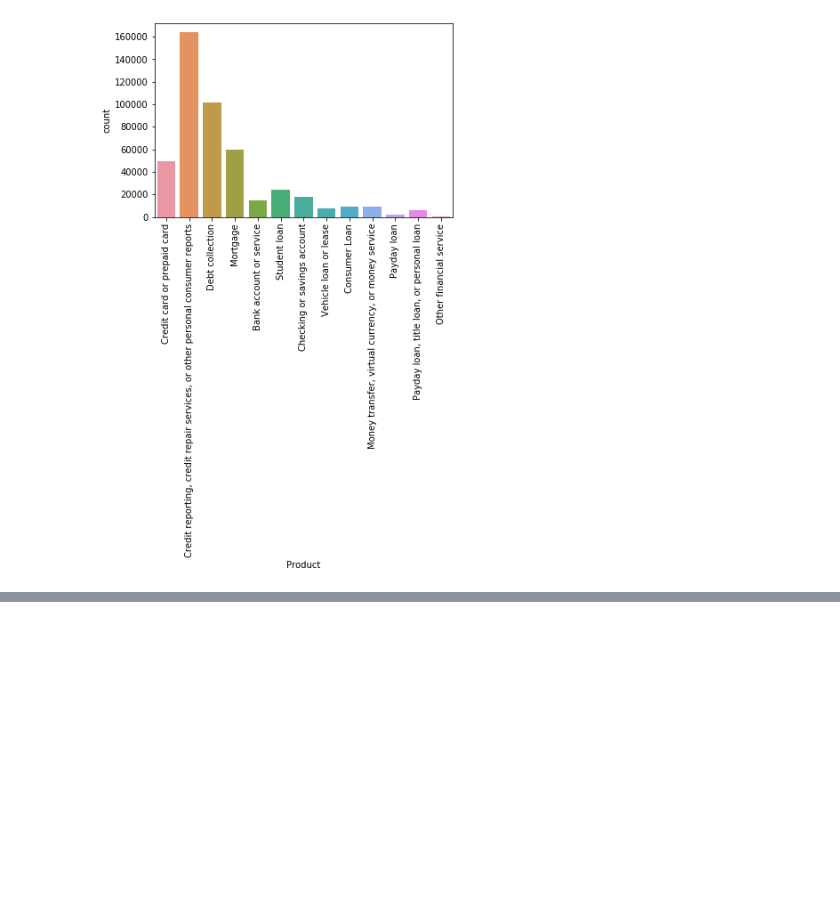
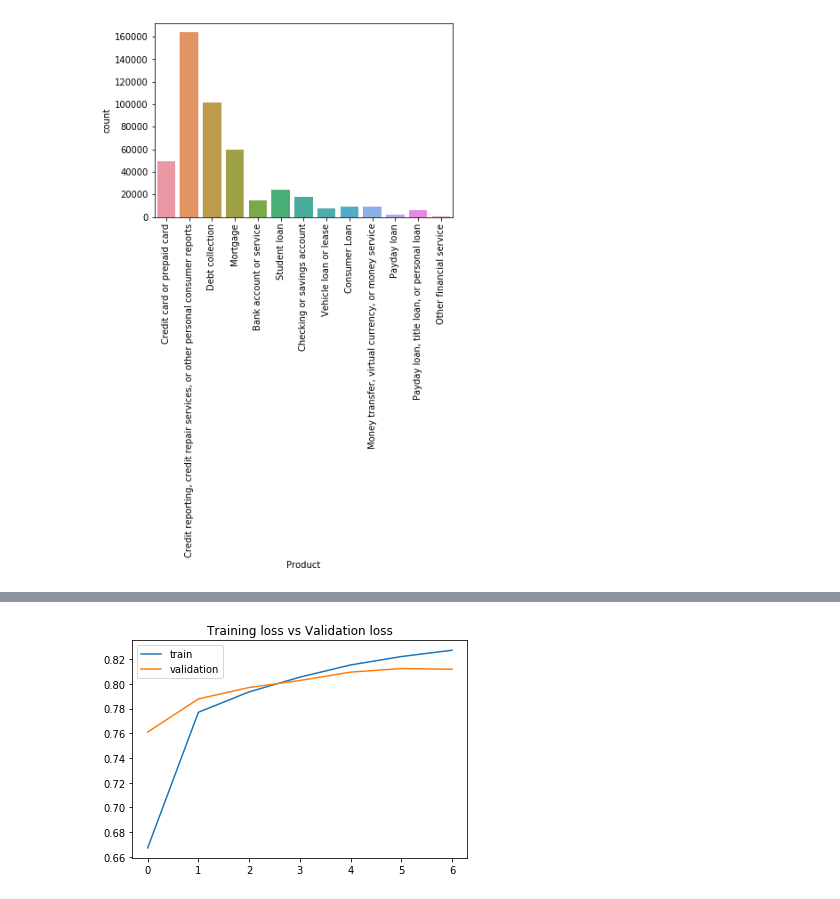
Before and after one commit to RajP99/Customer-Compalint-Classification-using-LSTM, a Jupyter notebook: Complaint Category Classification.ipynb, the cells around one changed output, grey strips where cells are left out. Cells and saved outputs as stored; diff of their text form; code cells hidden in the pictures; blank space fills up the shorter version.

```diff
--- a/Complaint Category Classification.ipynb
+++ b/Complaint Category Classification.ipynb
@@ -100,0 +245,8 @@ plot_countplot(data)
+# %%
+plt.title("Training loss vs Validation loss")
+plt.plot(trained_model.history['accuracy'], label='train')
+plt.plot(trained_model.history['val_accuracy'], label='validation')
+plt.legend()
+plt.show()
+# %% [output]
+[figure, added]
```
Also changed, not shown: parts of 31 cells of this notebook.
